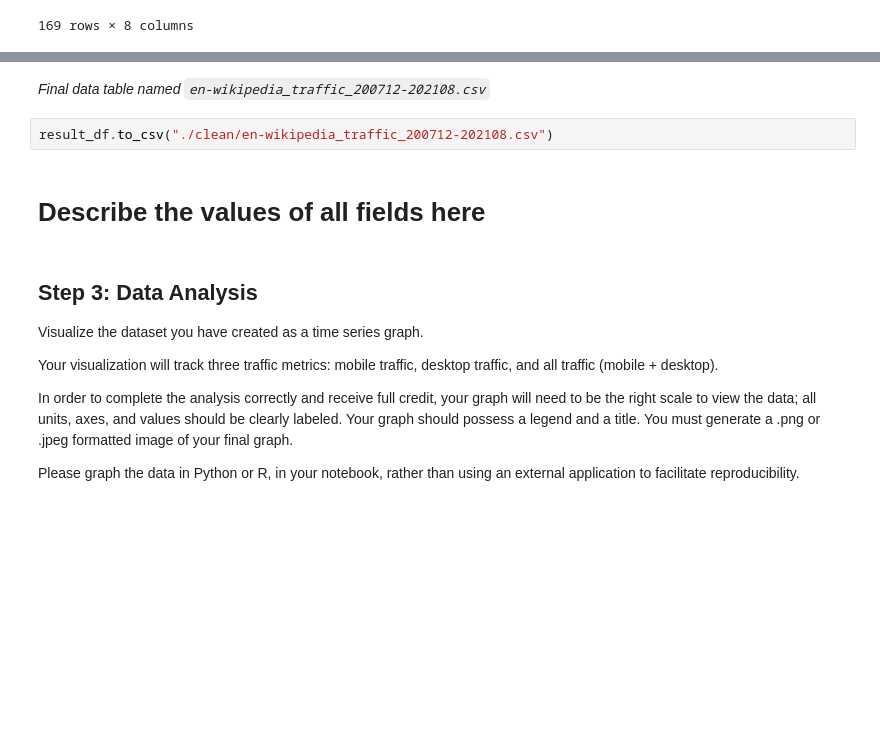
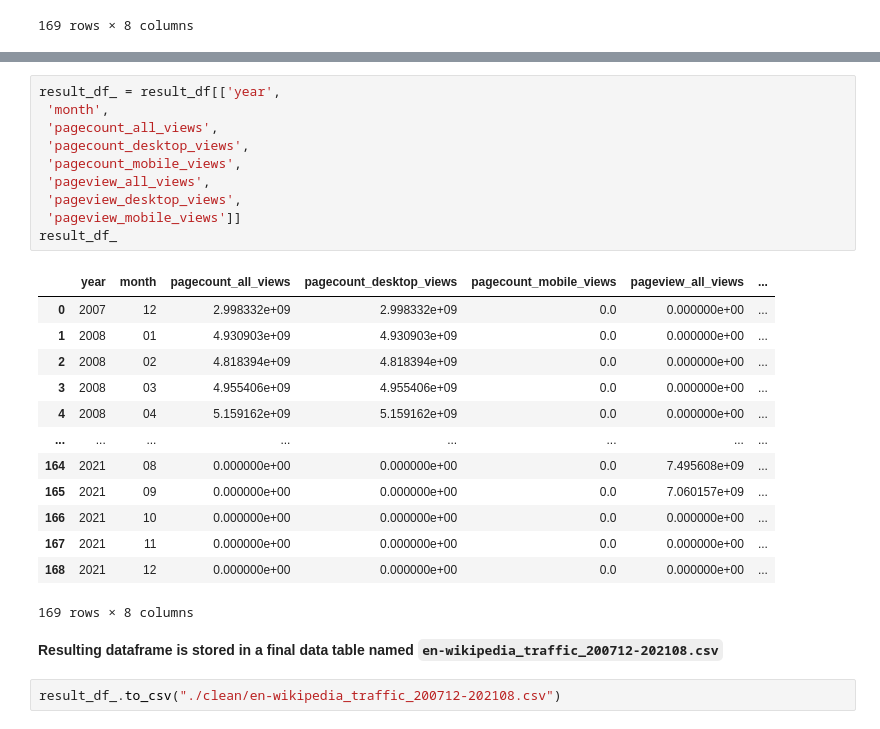
Before and after one commit to smuktevi/data512hw, a Jupyter notebook: data-512-a1/hcds-a1-data-curation.ipynb, the cells around one changed output, grey strips where cells are left out. Drawn from its saved outputs; the diff is of its cells as text; blank space fills up the shorter version.

```diff
--- a/data-512-a1/hcds-a1-data-curation.ipynb
+++ b/data-512-a1/hcds-a1-data-curation.ipynb
@@ -299,16 +324,28 @@ result_df
+# %%
+result_df_ = result_df[['year',
+ 'month',
+ 'pagecount_all_views',
+ 'pagecount_desktop_views',
+ 'pagecount_mobile_views',
+ 'pageview_all_views',
+ 'pageview_desktop_views',
+ 'pageview_mobile_views']]
+result_df_
+# %% [output]
+|  | year | month | pagecount_all_views | pagecount_desktop_views | pagecount_mobile_views | pageview_all_views | ... |
+| 0 | 2007 | 12 | 2.998332e+09 | 2.998332e+09 | 0.0 | 0.000000e+00 | ... |
+| 1 | 2008 | 01 | 4.930903e+09 | 4.930903e+09 | 0.0 | 0.000000e+00 | ... |
+| 2 | 2008 | 02 | 4.818394e+09 | 4.818394e+09 | 0.0 | 0.000000e+00 | ... |
+| 3 | 2008 | 03 | 4.955406e+09 | 4.955406e+09 | 0.0 | 0.000000e+00 | ... |
+| 4 | 2008 | 04 | 5.159162e+09 | 5.159162e+09 | 0.0 | 0.000000e+00 | ... |
+| ... | ... | ... | ... | ... | ... | ... | ... |
+| 164 | 2021 | 08 | 0.000000e+00 | 0.000000e+00 | 0.0 | 7.495608e+09 | ... |
+| 165 | 2021 | 09 | 0.000000e+00 | 0.000000e+00 | 0.0 | 7.060157e+09 | ... |
+| 166 | 2021 | 10 | 0.000000e+00 | 0.000000e+00 | 0.0 | 0.000000e+00 | ... |
+| 167 | 2021 | 11 | 0.000000e+00 | 0.000000e+00 | 0.0 | 0.000000e+00 | ... |
+| 168 | 2021 | 12 | 0.000000e+00 | 0.000000e+00 | 0.0 | 0.000000e+00 | ... |
+169 rows × 8 columns
 # %% [markdown]
-*Final data table named `en-wikipedia_traffic_200712-202108.csv`*
+**Resulting dataframe is stored in a final data table named `en-wikipedia_traffic_200712-202108.csv`**
 # %%
-result_df.to_csv("./clean/en-wikipedia_traffic_200712-202108.csv")
+result_df_.to_csv("./clean/en-wikipedia_traffic_200712-202108.csv")
-# %% [markdown]
-# Describe the values of all fields here
-# %% [markdown]
-## Step 3: Data Analysis
-
-Visualize the dataset you have created as a time series graph.
-
-Your visualization will track three traffic metrics: mobile traffic, desktop traffic, and all traffic (mobile + desktop).
-
-In order to complete the analysis correctly and receive full credit, your graph will need to be the right scale to view the data; all units, axes, and values should be clearly labeled. Your graph should possess a legend and a title. You must generate a .png or .jpeg formatted image of your final graph.
-
-Please graph the data in Python or R, in your notebook, rather than using an external application to facilitate reproducibility.
```
Also changed, not shown: parts of 23 cells of this notebook, 3 other files.
